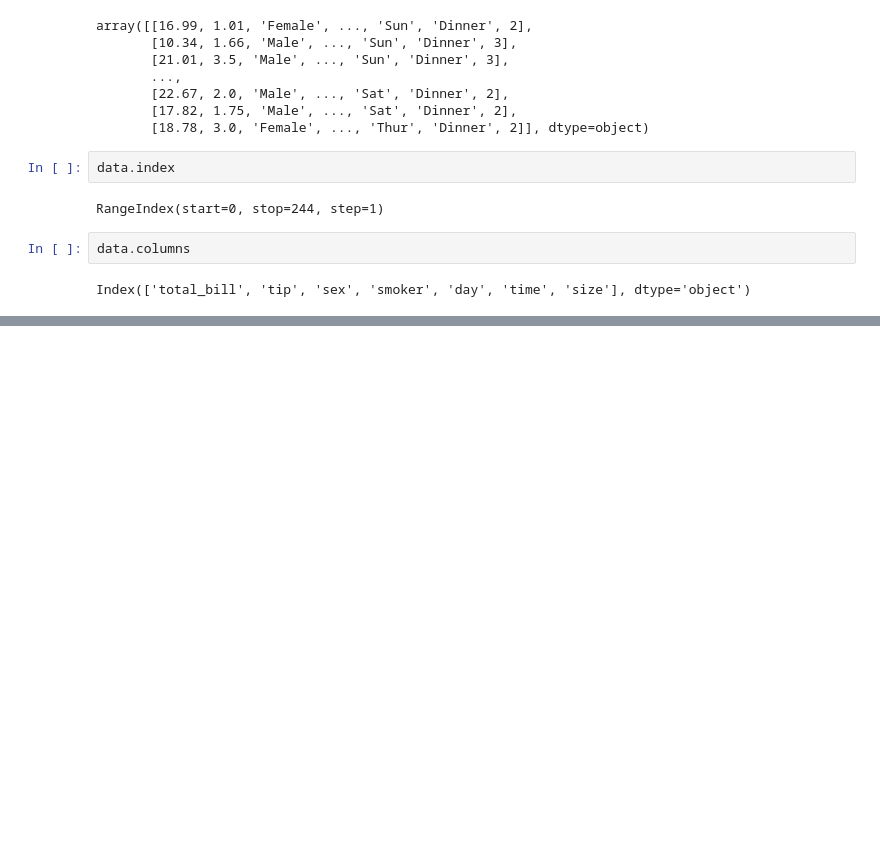
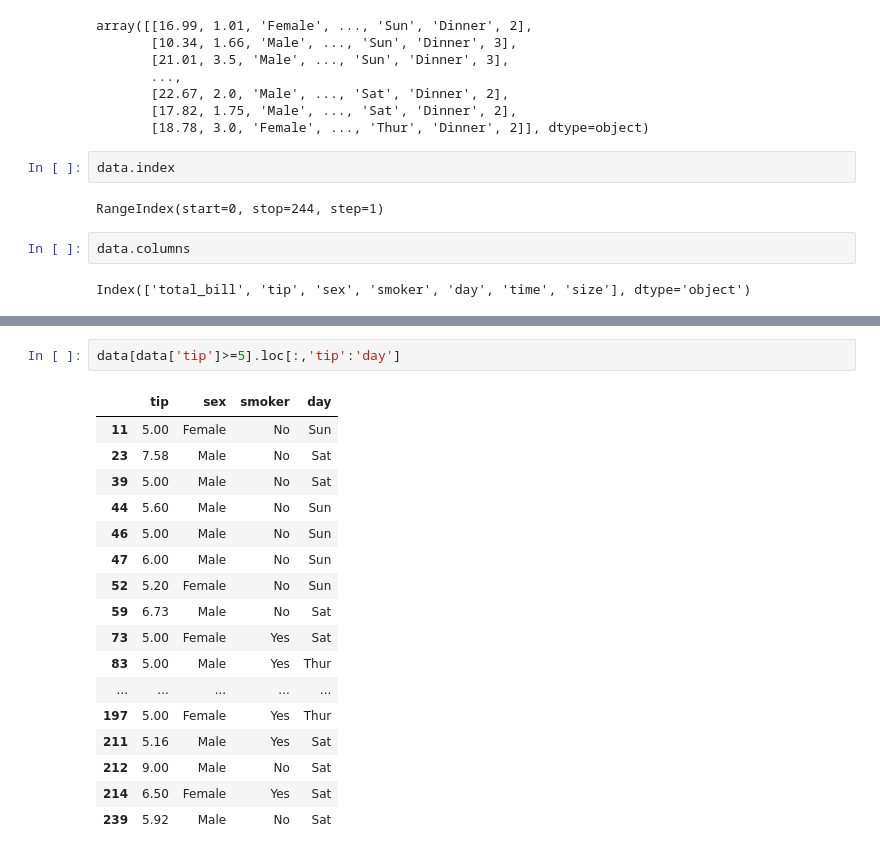
Before and after one commit to dlscks/pythondemo, a Jupyter notebook: python_23_pandas.ipynb, the cells around one changed output, grey strips where cells are left out. Saved outputs shown, nothing was run; the diff lists cells and outputs as text; blank space fills up the shorter version.

```diff
--- a/python_23_pandas.ipynb
+++ b/python_23_pandas.ipynb
@@ -212,0 +446,20 @@ Index(['total_bill', 'tip', 'sex', 'smoker', 'day', 'time', 'size'], dtype='obje
+# %%
+data[data['tip']>=5].loc[:,'tip':'day']
+# %% [output]
+|  | tip | sex | smoker | day |
+| 11 | 5.00 | Female | No | Sun |
+| 23 | 7.58 | Male | No | Sat |
+| 39 | 5.00 | Male | No | Sat |
+| 44 | 5.60 | Male | No | Sun |
+| 46 | 5.00 | Male | No | Sun |
+| 47 | 6.00 | Male | No | Sun |
+| 52 | 5.20 | Female | No | Sun |
+| 59 | 6.73 | Male | No | Sat |
+| 73 | 5.00 | Female | Yes | Sat |
+| 83 | 5.00 | Male | Yes | Thur |
+| ... | ... | ... | ... | ... |
+| 197 | 5.00 | Female | Yes | Thur |
+| 211 | 5.16 | Male | Yes | Sat |
+| 212 | 9.00 | Male | No | Sat |
+| 214 | 6.50 | Female | Yes | Sat |
+| 239 | 5.92 | Male | No | Sat |
```
Also changed, not shown: parts of 38 cells of this notebook.
